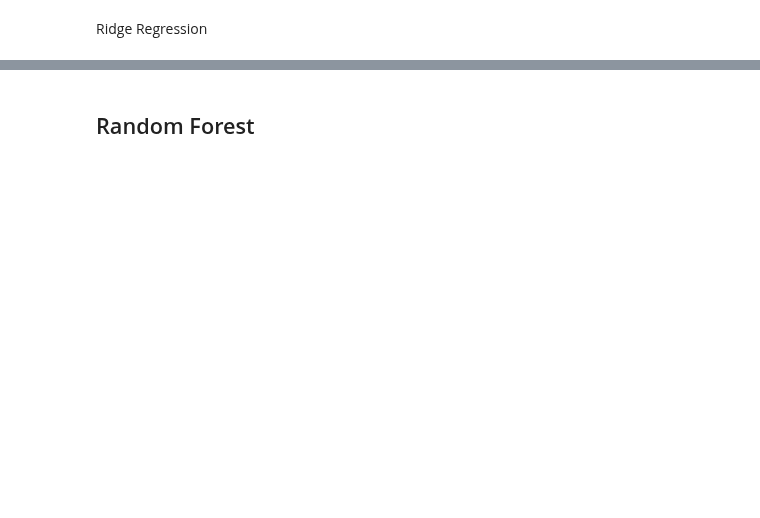
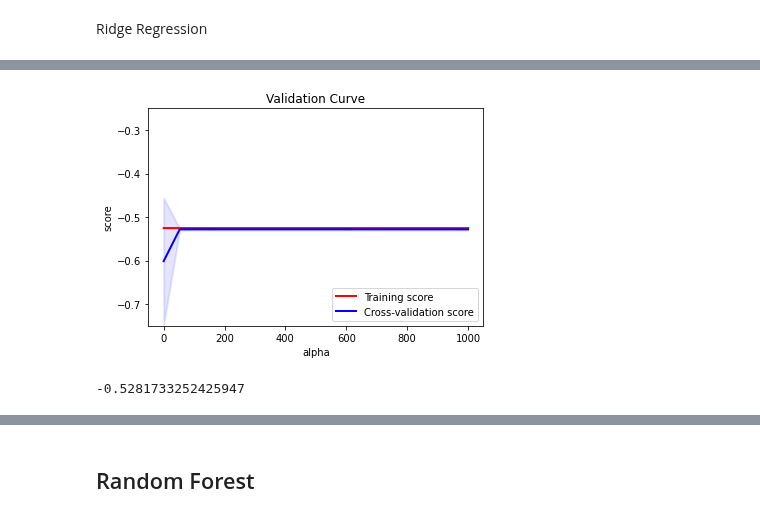
Before and after one commit to helmigsimon/EPFL-Capstone-Project, a Jupyter notebook: 04-Modelling.ipynb, the cells around one changed output, grey strips where cells are left out. Drawn from its saved outputs; the diff is of its cells as text; code cells hidden in the pictures; blank space fills up the shorter version.

```diff
--- a/04-Modelling.ipynb
+++ b/04-Modelling.ipynb
@@ -190,3 +195,3 @@ dummy_val = GridSearchCV(
 # %%
-dummy_val.fit(X_tr,np.log(y_tr).values)
+dummy_regressor.fit(X_tr,np.log(y_tr).values)
 # %% [output]
@@ -250,7 +239,7 @@ record_store_lr_pipe = Pipeline([
         cv=KFold(n_splits=5,shuffle=True),
         scoring='neg_mean_absolute_error',
         verbose=5,
-        n_jobs=-1
+        n_jobs=-1,
     ))
 ])
 # %%
@@ -304,12 +295,13 @@ record_store_ridge_pipe = Pipeline([
     ('ridge', GridSearchCV(
         Ridge(normalize=False,solver='eig'),
         param_grid={
-            'alpha': np.linspace(200,300,10),
+            'alpha': np.linspace(1e-2,1e3,20),
         },
         cv=KFold(n_splits=5,shuffle=True),
         scoring='neg_mean_absolute_error',
         verbose=5,
-        n_jobs=-1
+        n_jobs=-1,
+        return_train_score=True
     ))
 ])
 # %%
@@ -340,5 +332,15 @@ Pipeline(memory=None,
                               scoring='neg_mean_absolute_error', verbose=5))],
          verbose=False)
+# %%
+plotter = GridSearchPlotter(record_store_ridge_pipe['ridge'])
+# %%
+plotter.plot_validation_curve(parameter='alpha',ylim=(-0.75,-0.25))
+# %% [output]
+[figure, added]
+# %%
+record_store_ridge_pipe['ridge'].best_score_
+# %% [output]
+-0.5281733252425947
 # %%
 record_store_ridge_pipe['ridge'].best_params_
 # %% [output]
```
Also changed, not shown: parts of 51 cells of this notebook.
